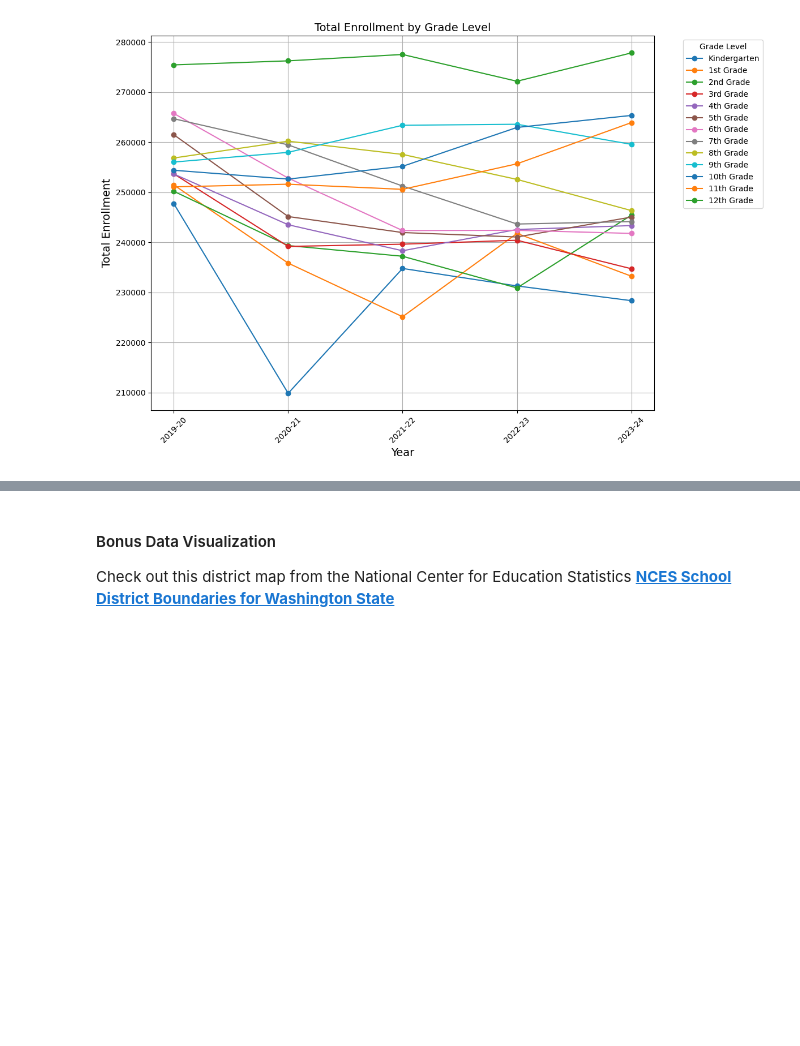
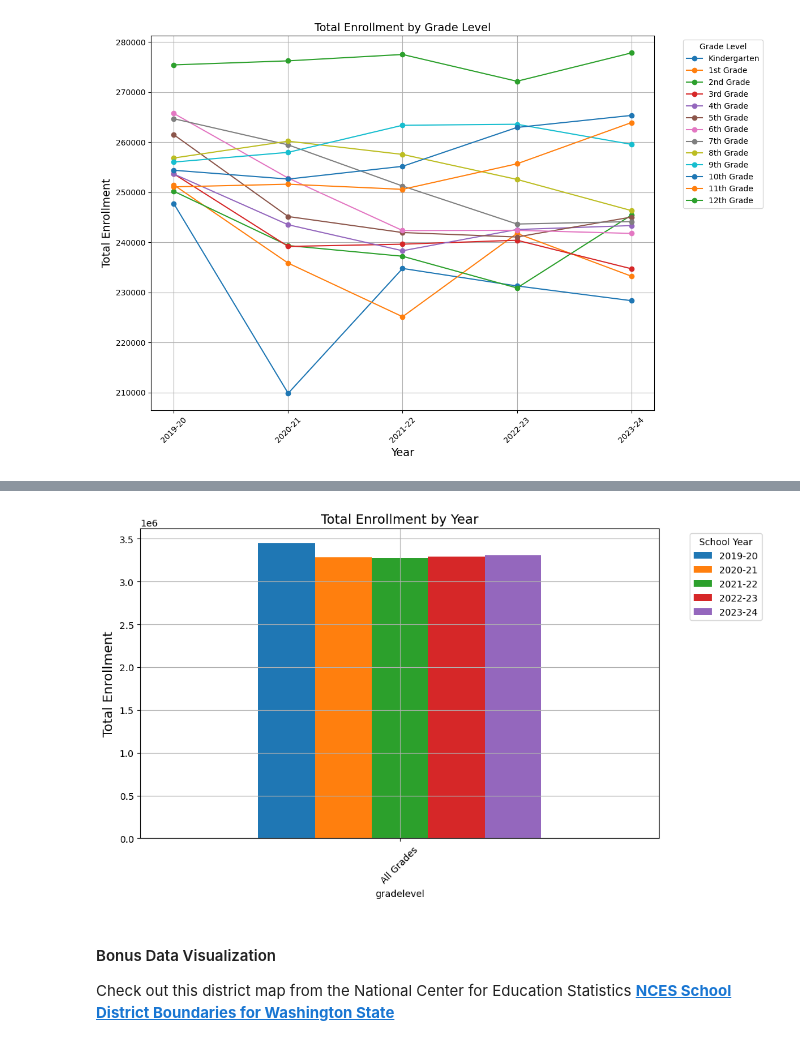
Before and after one commit to ambermocalis/WA-State-School-Enrollment-Report-2019-2024, a Jupyter notebook: Group Case/documentation.amocalis_OSPI.ipynb, the cells around one changed output, grey strips where cells are left out. Cells and saved outputs as stored; diff of their text form; code cells hidden in the pictures; blank space fills up the shorter version.

```diff
--- a/Group Case/documentation.amocalis_OSPI.ipynb
+++ b/Group Case/documentation.amocalis_OSPI.ipynb
@@ -231,13 +230,11 @@ enrollment_data
 # %%
-enrollment_data = concat_df.pivot_table(values="all students", index="gradelevel", columns="schoolyear", aggfunc="sum")
-
 # Specify order of grades in pivot table & filter out unwanted grade levels
 custom_index_order = [
     'Kindergarten', '1st Grade', '2nd Grade', '3rd Grade', '4th Grade',
     '5th Grade', '6th Grade', '7th Grade', '8th Grade', '9th Grade', '10th Grade',
     '11th Grade', '12th Grade']
 
-filtered_enrollment_data = enrollment_data.query('gradelevel != "Half-day Kindergarten"').query('gradelevel != "Pre-Kindergarten"').query('gradelevel != "All Grades"').reindex(custom_index_order)
+filtered_enrollment_data = enrollment_data_by_grade_level.query('gradelevel != "Half-day Kindergarten"').query('gradelevel != "Pre-Kindergarten"').query('gradelevel != "All Grades"').reindex(custom_index_order)
 
 filtered_enrollment_data
 # %% [output]
@@ -273,8 +270,3 @@ plt.tight_layout()
 plt.show()
 # %% [output]
 [figure]
-# %%
-enrollment_data = concat_df.pivot_table(values="All Students", index=["SchoolName","GradeLevel"], columns=["County","SchoolYear"], aggfunc="sum", fill_value=0)
-enrollment_data = enrollment_data.style.format("{:,.0f}")
-
-enrollment_data
@@ -300,3 +288,16 @@ plt.show()
+# %%
+all_grades_enrollment_data = enrollment_data.query('gradelevel == "All Grades"')
+
+# Plot the data in a bar chart
+ax = all_grades_enrollment_data.plot(kind='bar', figsize=(10, 6))
+plt.title('Total Enrollment by Year', fontsize=12)
+plt.ylabel('Total Enrollment', fontsize=12)
+plt.grid(True)
+plt.xticks(rotation=45)  # Rotate x-axis labels for visibility
+plt.legend(title='School Year', bbox_to_anchor=(1.05, 1), loc='upper left')
+plt.show()
+# %% [output]
+[figure, added]
 # %% [markdown]
 #### Bonus Data Visualization
 
```
Also changed, not shown: parts of 4 cells of this notebook.
